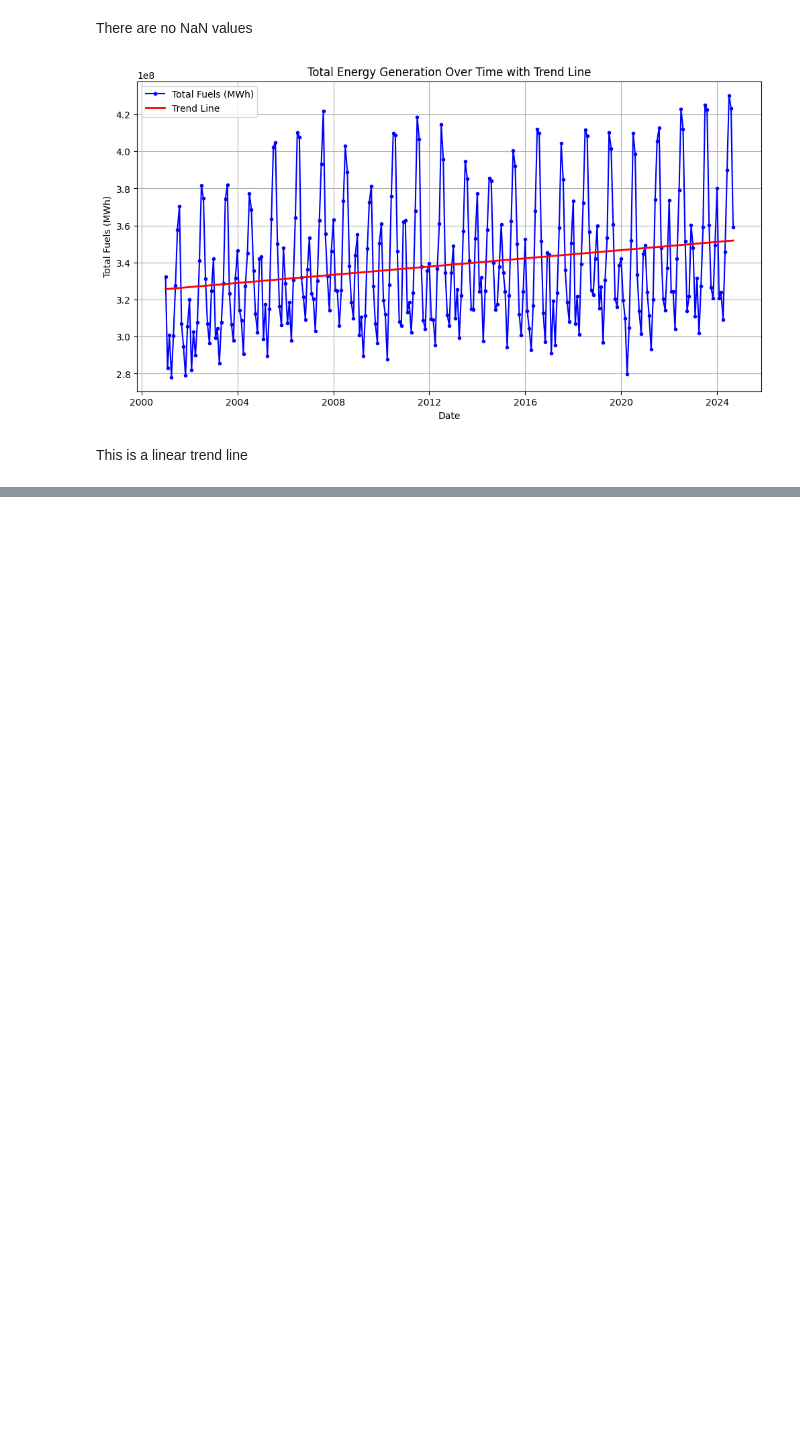
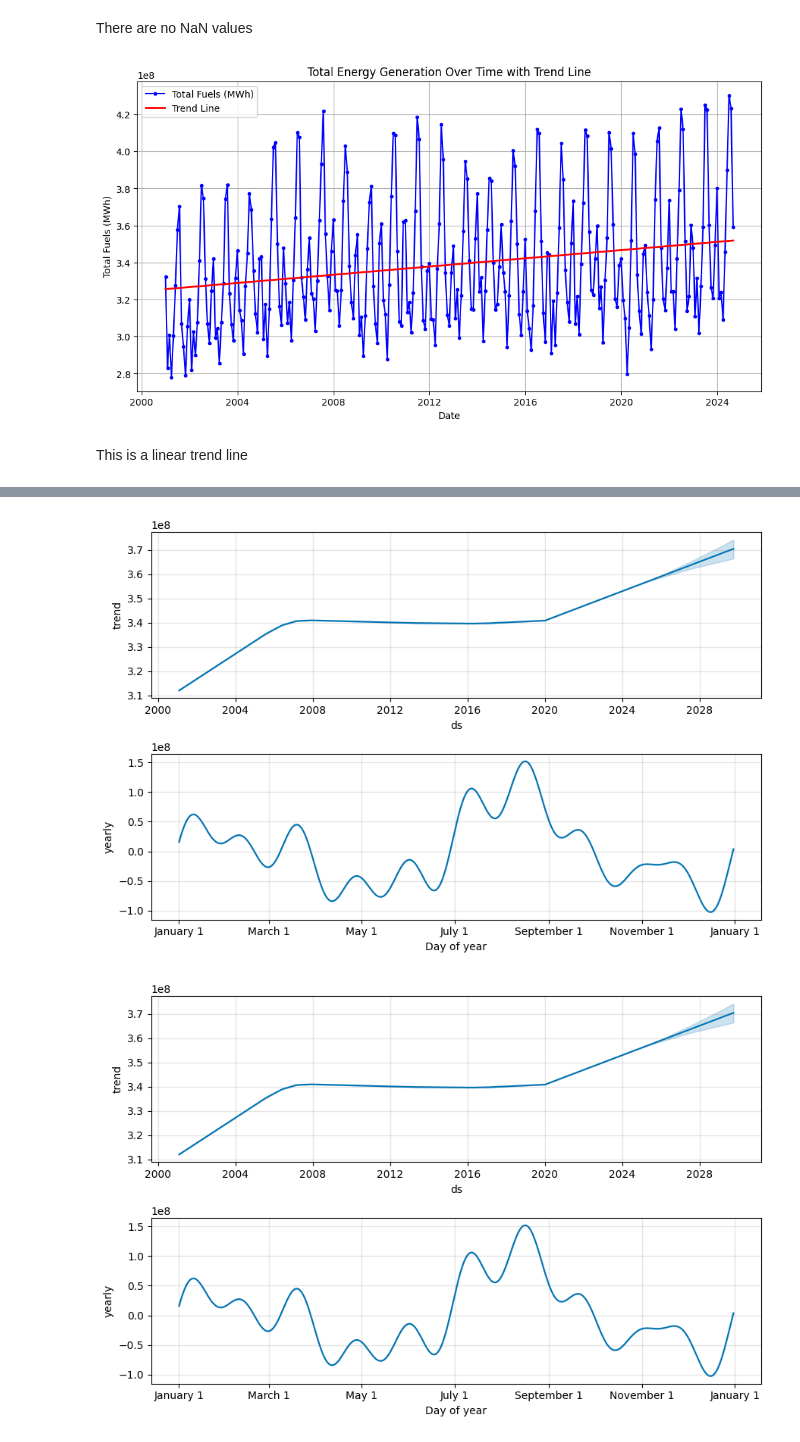
Before and after one commit to XavJones06/cx_mentorship, a Jupyter notebook: CX_Mentorship_Code.ipynb, the cells around one changed output, grey strips where cells are left out. Drawn from its saved outputs; the diff is of its cells as text; code cells hidden in the pictures; blank space fills up the shorter version.

```diff
--- a/CX_Mentorship_Code.ipynb
+++ b/CX_Mentorship_Code.ipynb
@@ -121,3 +136,9 @@ plt.show()
 [figure]
 # %% [markdown]
 This is a linear trend line
+# %%
+#setting the index to the date
+df_total = df_total.set_index('ds')
+
+#converting 1st day of month to last day of month to match hw_df
+df_total = df_total.shift(periods=1,freq='ME')
@@ -123,0 +203,5 @@ This is a linear trend line
+# %%
+model.plot_components(forecast_df)
+# %% [output]
+[figure, added]
+[figure, added]
```
Also changed, not shown: parts of 11 cells of this notebook, 1 other file.
